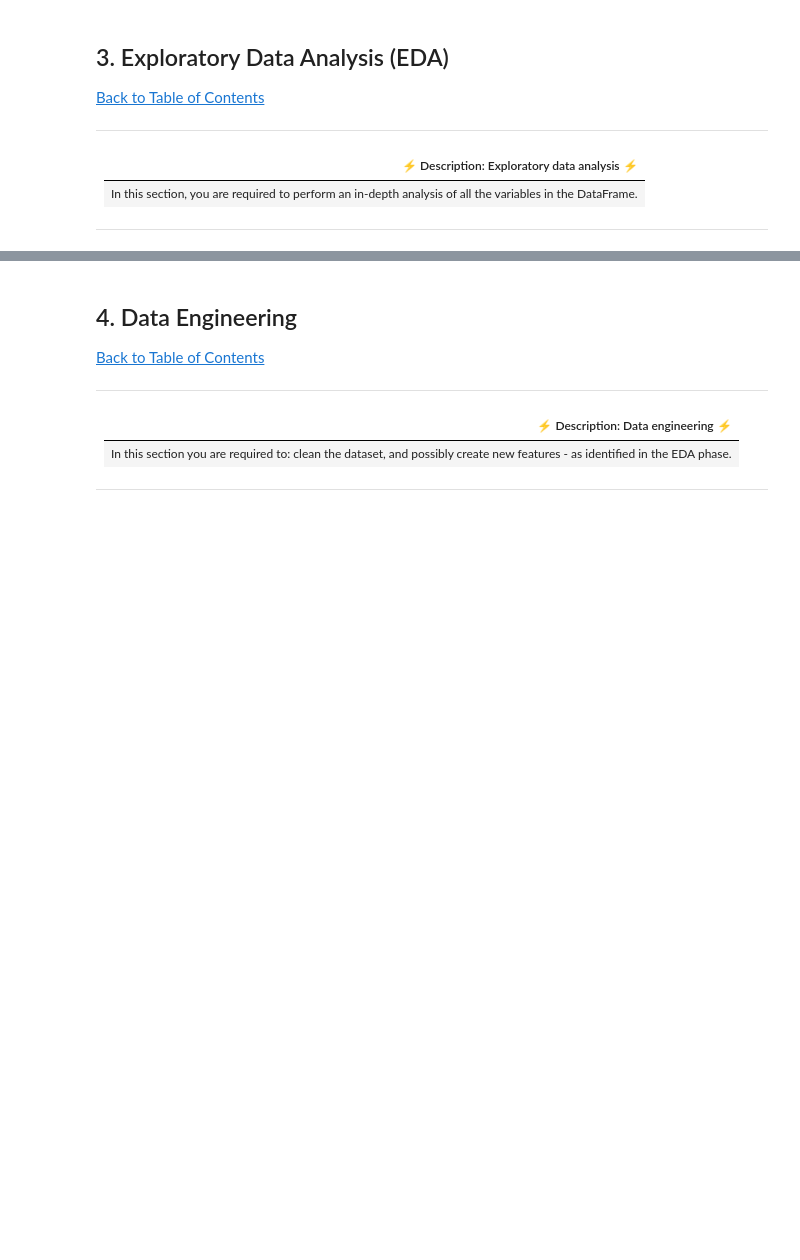
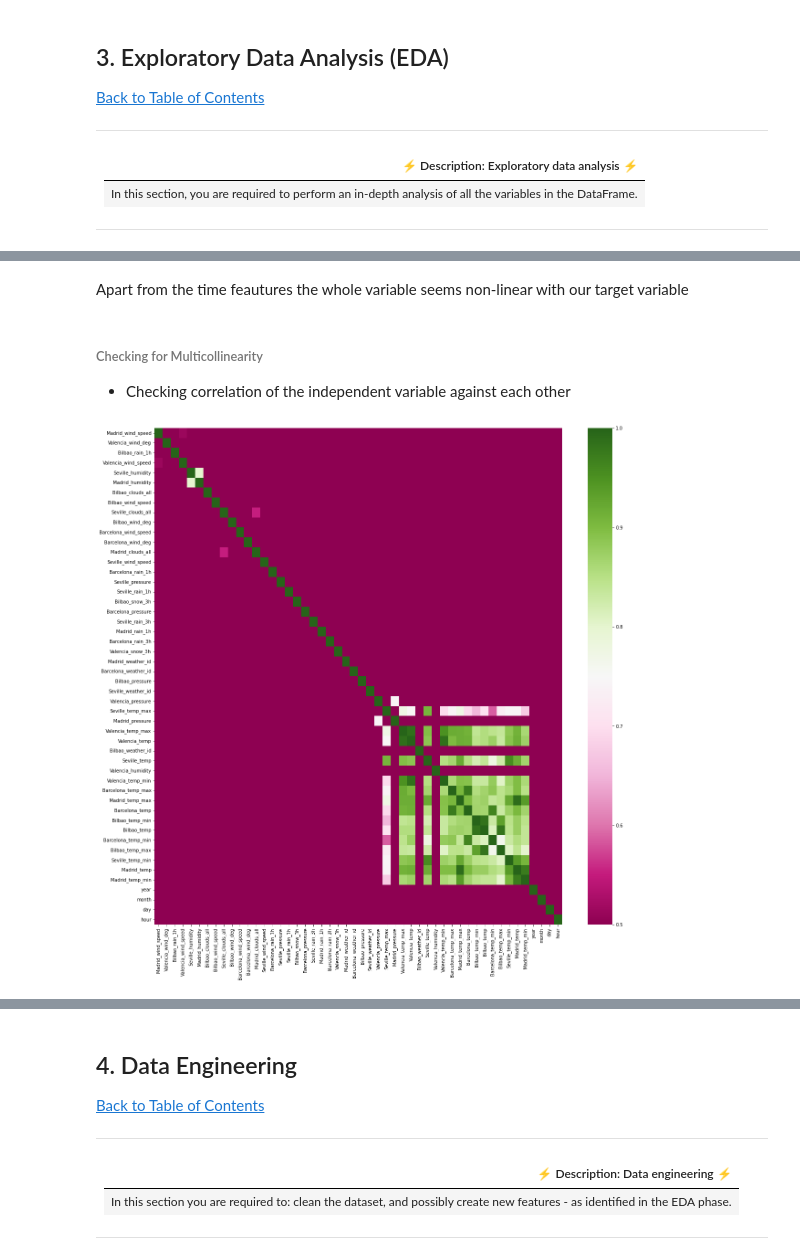
Before and after one commit to Adegbem/load-shortfall-regression-predict-api, a Jupyter notebook: template.ipynb, the cells around one changed output, grey strips where cells are left out. Drawn from its saved outputs; the diff is of its cells as text; code cells hidden in the pictures; blank space fills up the shorter version.

```diff
--- a/template.ipynb
+++ b/template.ipynb
@@ -315,0 +396,10 @@ y.describe().T
+# %% [markdown]
+Apart from the time feautures the whole variable seems non-linear with our target variable
+# %% [markdown]
+###### Checking for Multicollinearity
+- Checking correlation of the independent variable against each other
+# %%
+fig, ax = plt.subplots(figsize=(20,20))
+sns.heatmap(X.corr(), vmin=0.5, vmax=1, cmap="PiYG");
+# %% [output]
+[figure, added]
```
Also changed, not shown: parts of 115 cells of this notebook.
